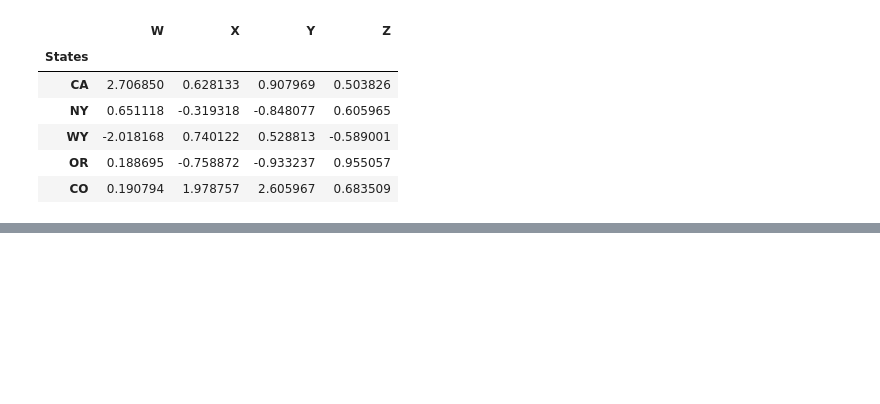
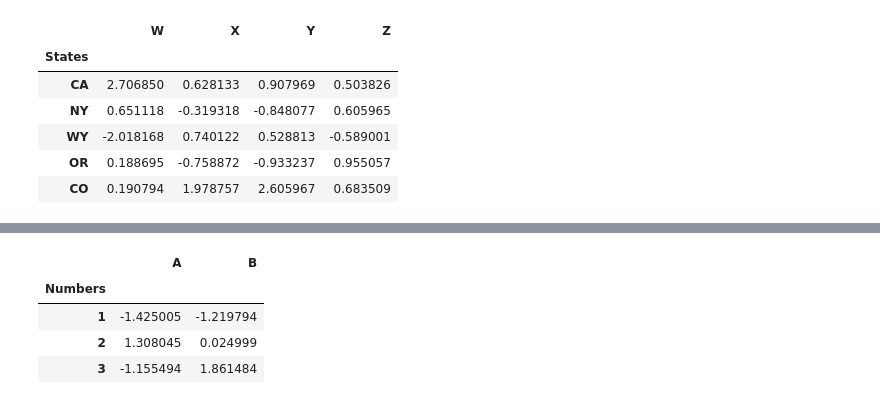
Before and after one commit to andruschak/python, a Jupyter notebook: experimental/Pandas.ipynb, the cells around one changed output, grey strips where cells are left out. Cells and saved outputs as stored; diff of their text form; code cells hidden in the pictures; blank space fills up the shorter version.

```diff
--- a/experimental/Pandas.ipynb
+++ b/experimental/Pandas.ipynb
@@ -341,0 +396,8 @@ df.set_index('States') # will actually override old index, needs inplace again o
+# %%
+df.loc['G2']
+# %% [output]
+|  | A | B |
+| Numbers |  |  |
+| 1 | -1.425005 | -1.219794 |
+| 2 | 1.308045 | 0.024999 |
+| 3 | -1.155494 | 1.861484 |
```
Also changed, not shown: parts of 14 cells of this notebook.
